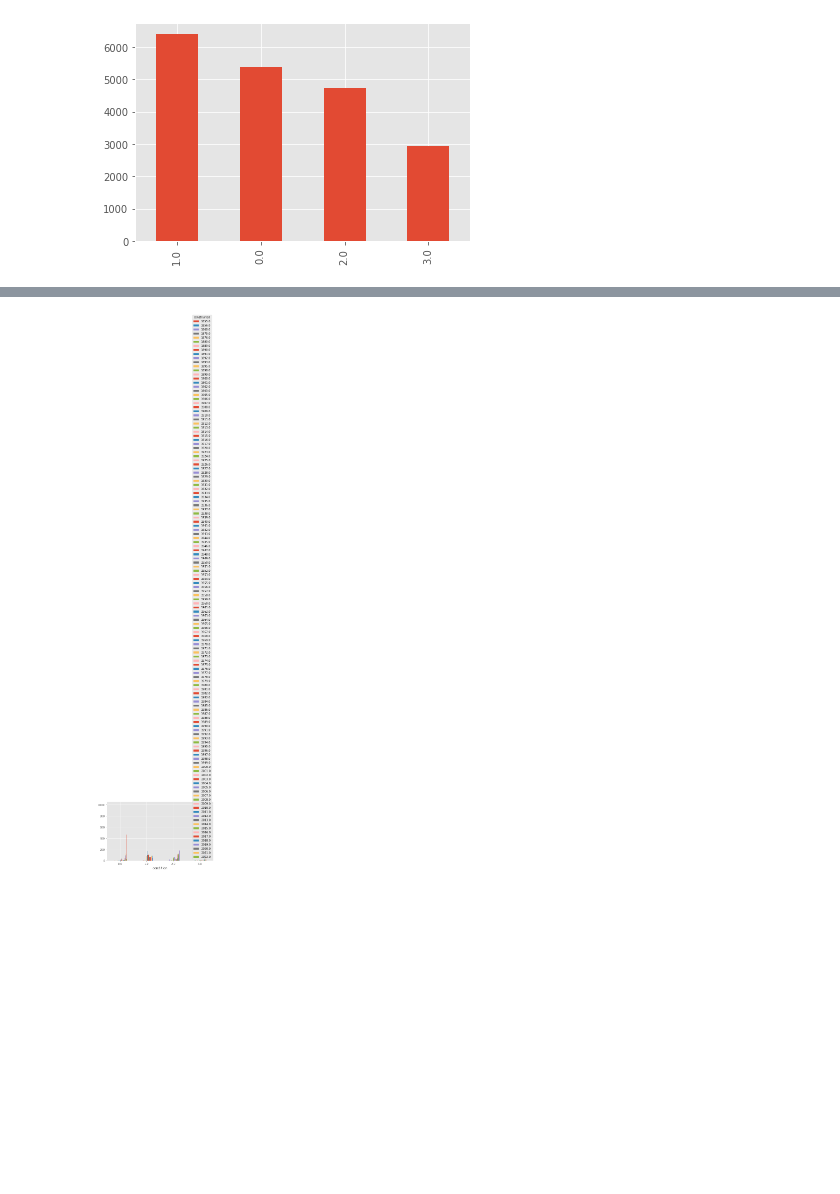
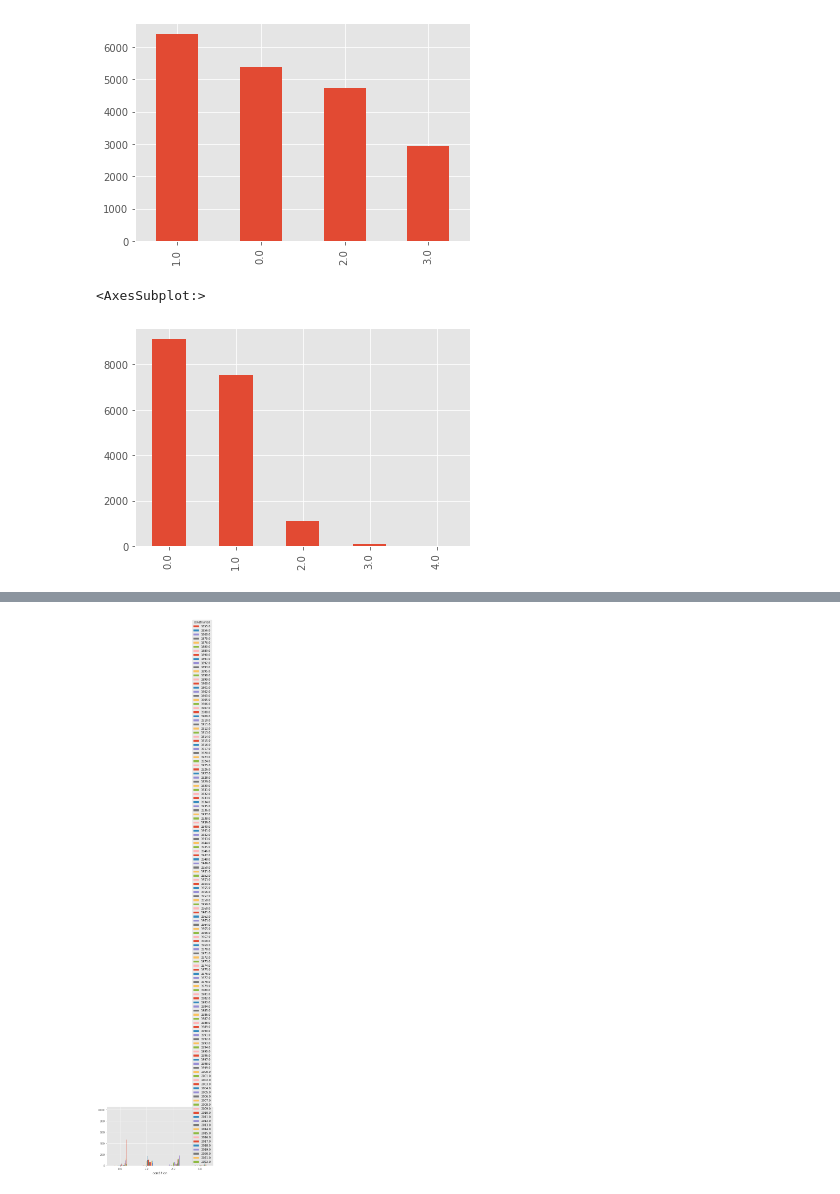
Before and after one commit to kjappvaffel/moscow_housing, a Jupyter notebook: EDA_DataCleaning_FeatureEngineering/EDA.ipynb, the cells around one changed output, grey strips where cells are left out. Drawn from its saved outputs; the diff is of its cells as text; code cells hidden in the pictures; blank space fills up the shorter version.

Commit message:
missing values continue

```diff
--- a/EDA_DataCleaning_FeatureEngineering/EDA.ipynb
+++ b/EDA_DataCleaning_FeatureEngineering/EDA.ipynb
@@ -809,3 +1038,10 @@ In this section i will try to look at the differences in the training and test s
+# %%
+all_data['area_groups'] = pd.qcut(all_data.area_total, q=6)
+all_data['ceiling_groups'] = pd.qcut(all_data.ceiling, q=8)
+all_data['radius_groups'] = pd.qcut(all_data.radius, q=8)
+data_train['price_groups'] = pd.qcut(data_train.price, q=6)
+all_data['stories_groups'] = pd.qcut(all_data.stories, q=10)
+all_data['floor_groups'] = pd.qcut(all_data.floor, q=6)
 # %%
 #seller
 all_data['seller'].value_counts().plot(kind='bar')
@@ -842,3 +1094,10 @@ all_data['condition'].value_counts().plot(kind='bar')
 # %% [output]
 <AxesSubplot:>
 [figure]
+# %%
+#balconies and loggias
+all_data['balconies'].value_counts().plot(kind='bar')
+#no clear tendency
+# %% [output]
+<AxesSubplot:>
+[figure, added]
```
Also changed, not shown: parts of 43 cells of this notebook.
